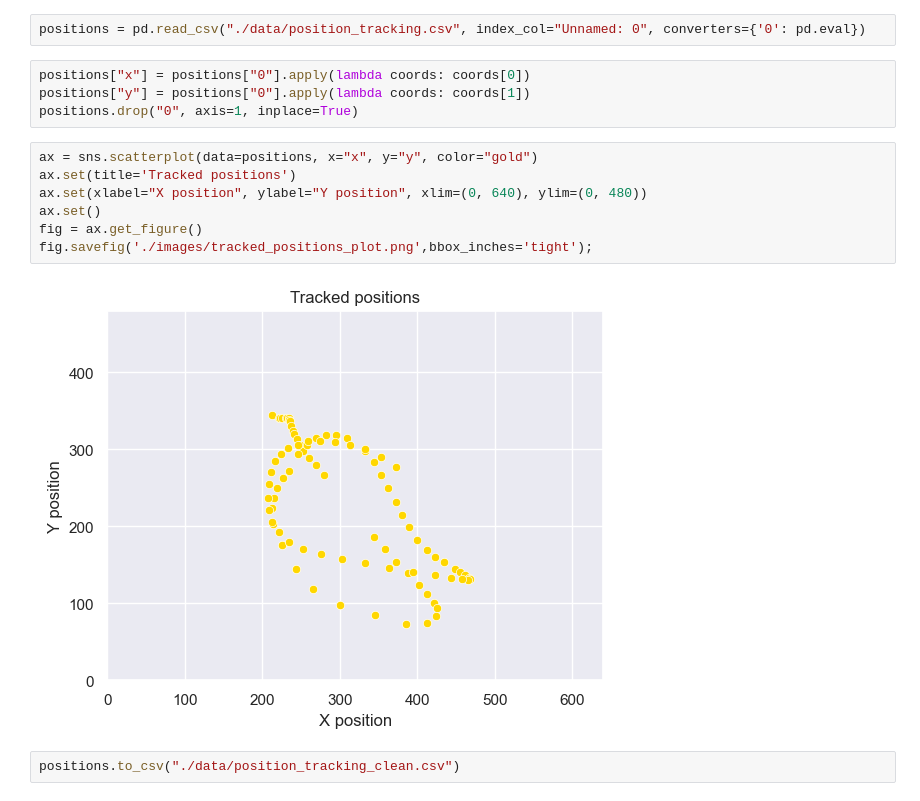
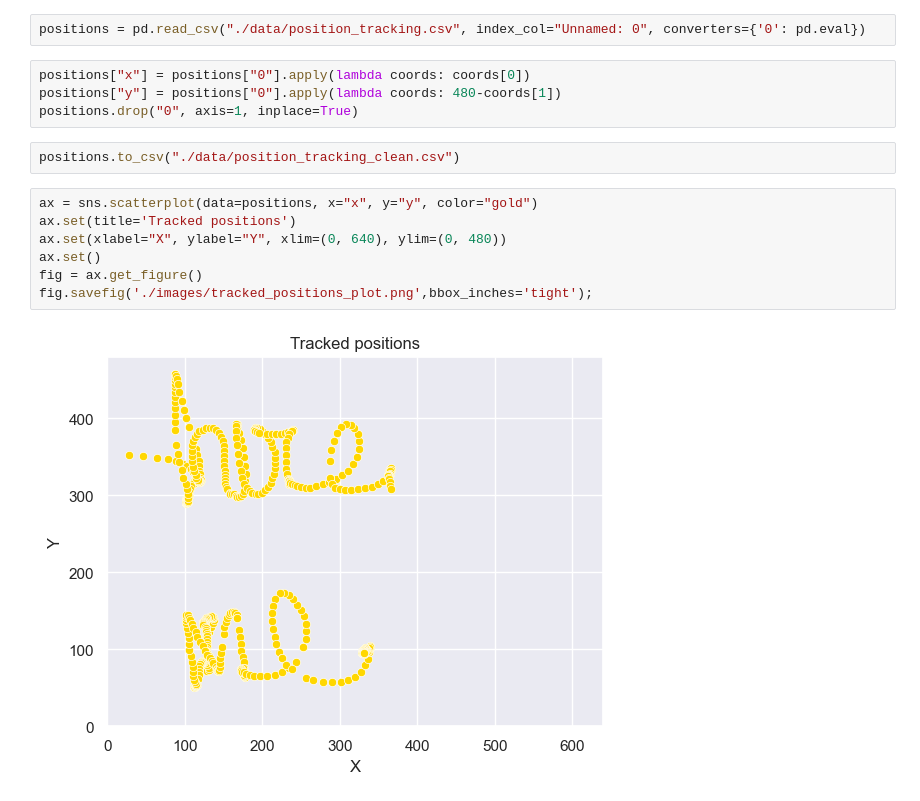
Before and after one commit to marccalvente/final_project, a Jupyter notebook: plot_tracked_object_path.ipynb, the cells around one changed output. Saved outputs shown, nothing was run; the diff lists cells and outputs as text.

```diff
--- a/plot_tracked_object_path.ipynb
+++ b/plot_tracked_object_path.ipynb
@@ -9,16 +9,16 @@ sns.set_theme()
 positions = pd.read_csv("./data/position_tracking.csv", index_col="Unnamed: 0", converters={'0': pd.eval})
 # %%
 positions["x"] = positions["0"].apply(lambda coords: coords[0])
-positions["y"] = positions["0"].apply(lambda coords: coords[1])
+positions["y"] = positions["0"].apply(lambda coords: 480-coords[1])
 positions.drop("0", axis=1, inplace=True)
-# %%
-ax = sns.scatterplot(data=positions, x="x", y="y", color="gold")
-ax.set(title='Tracked positions')
-ax.set(xlabel="X position", ylabel="Y position", xlim=(0, 640), ylim=(0, 480))
-ax.set()
-fig = ax.get_figure()
-fig.savefig('./images/tracked_positions_plot.png',bbox_inches='tight');
-# %% [output]
-[figure, old version]
 # %%
 positions.to_csv("./data/position_tracking_clean.csv")
+# %%
+ax = sns.scatterplot(data=positions, x="x", y="y", color="gold")
+ax.set(title='Tracked positions')
+ax.set(xlabel="X", ylabel="Y", xlim=(0, 640), ylim=(0, 480))
+ax.set()
+fig = ax.get_figure()
+fig.savefig('./images/tracked_positions_plot.png',bbox_inches='tight');
+# %% [output]
+[figure, new version]
```
Also changed, not shown: parts of 5 cells of this notebook, 13 other files.
